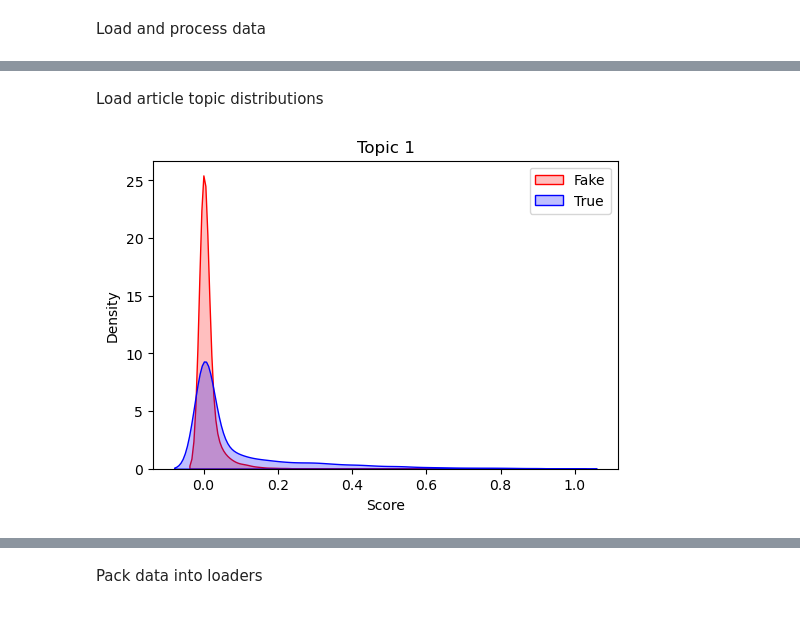
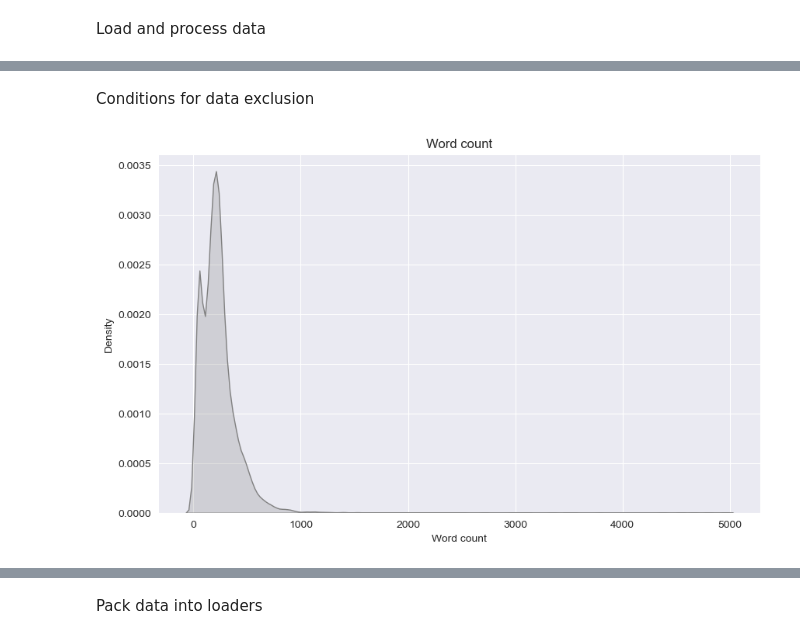
Before and after one commit to AdamLoydHarris/NLP_fake-news, a Jupyter notebook: Code/nlp_notebook_MLP.ipynb, the cells around one changed output, grey strips where cells are left out. Drawn from its saved outputs; the diff is of its cells as text; code cells hidden in the pictures.

```diff
--- a/Code/nlp_notebook_MLP.ipynb
+++ b/Code/nlp_notebook_MLP.ipynb
@@ -81,32 +96,24 @@ nFeatures_embed_separate = arr_embed_train.shape[1]
-# %% [markdown]
-Load article topic distributions
-# %%
-arr_topics_train = torch.from_numpy(np.load(opj(folder_dir, 'topic_distributions_train.npy')))
-arr_topics_test = torch.from_numpy(np.load(opj(folder_dir, 'topic_distributions_test.npy')))
-arr_topics_val = torch.from_numpy(np.load(opj(folder_dir, 'topic_distributions_validation.npy')))
-
-# sanity check: plot topic distributions
-nTopic = 1 # pick topic
-plt.figure(figsize=(6, 4))
-sns.kdeplot(arr_topics_train[arr_labels_train == 1,nTopic], color='red', fill=True, label='Fake')
-sns.kdeplot(arr_topics_train[arr_labels_train == 0,nTopic], color='blue', fill=True, label='True')
-
-plt.xlabel('Score')
-plt.ylabel('Density')
-
-plt.title(f"Topic {nTopic}")
-plt.legend()
-
-# remove some topic scores if needed
-keep_topics = torch.tensor([0, 2, 5, 7, 8, 9])
-arr_topics_train = arr_topics_train[:, keep_topics]
-arr_topics_test = arr_topics_test[:, keep_topics]
-arr_topics_val = arr_topics_val[:, keep_topics]
-nFeatures_topics = arr_topics_train.shape[1]
-
-# pack to datasets
-dataset_train_topics = TensorDataset(arr_topics_train, arr_labels_train)
-dataset_test_topics = TensorDataset(arr_topics_test, arr_labels_test)
-dataset_val_topics = TensorDataset(arr_topics_val, arr_labels_val)
-# %% [output]
-[figure, removed]
+# %% [markdown]
+Conditions for data exclusion
+# %%
+# text length
+df_train['word_count'] = df_train['text'].apply(lambda x: len(x.split()))
+df_test['word_count'] = df_test['text'].apply(lambda x: len(x.split()))
+df_val['word_count'] = df_val['text'].apply(lambda x: len(x.split()))
+
+plt.figure(figsize=(10, 6))
+word_count_total = pd.concat([df_train['word_count'], df_test['word_count'], df_val['word_count']]).to_numpy()
+sns.kdeplot(word_count_total, color='gray', fill=True)
+plt.xlabel('Word count')
+plt.ylabel('Density')
+plt.title("Word count")
+
+thr_WordCount = 200
+idx_train = df_train['word_count'] > thr_WordCount
+idx_test = df_test['word_count'] > thr_WordCount
+idx_val = df_val['word_count'] > thr_WordCount
+
+
+# restrict based on all conditions
+# %% [output]
+[figure, added]
```
Also changed, not shown: parts of 16 cells of this notebook, 1 other file.
